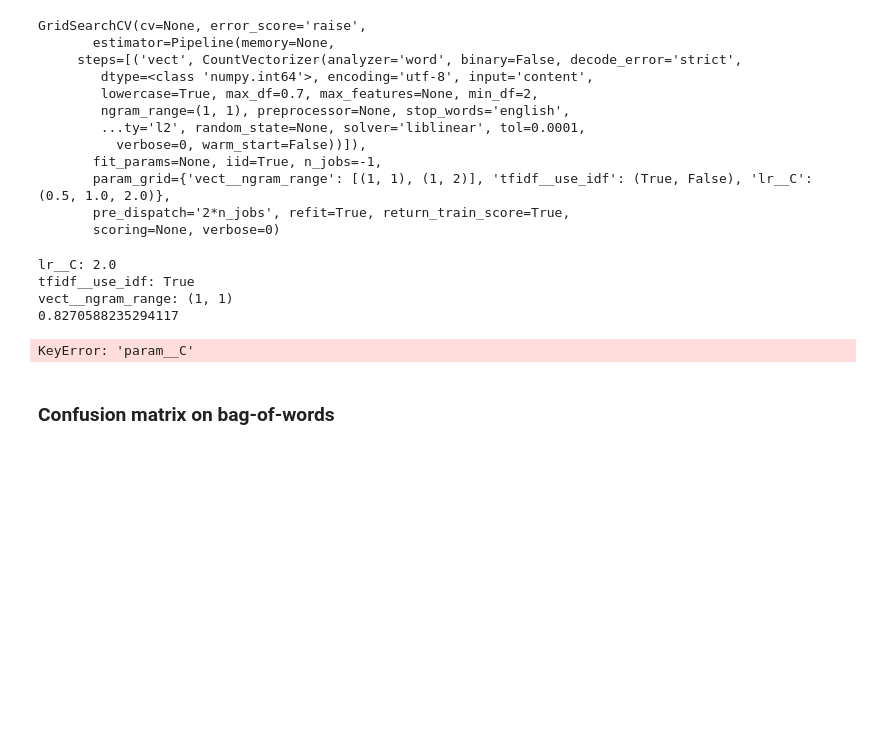
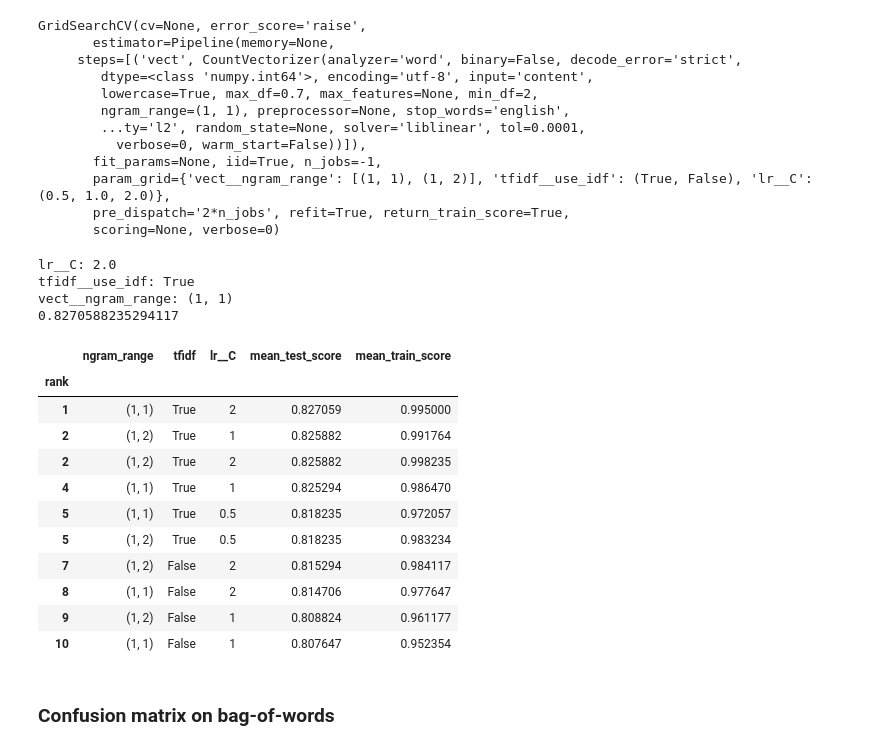
Before and after one commit to GregoirePacreau/SMLProj, a Jupyter notebook: WIP.ipynb, the cells around one changed output. Saved outputs shown, nothing was run; the diff lists cells and outputs as text; code cells hidden in the pictures; blank space fills up the shorter version.

```diff
--- a/WIP.ipynb
+++ b/WIP.ipynb
@@ -107,24 +107,35 @@ GridSearchCV(cv=None, error_score='raise',
 # %%
 # Getting the best scores
 for param_name in sorted(parameters.keys()):
     print("%s: %r" % (param_name, gs_clf.best_params_[param_name]))
 
 print(gs_clf.best_score_)
 
 df = pd.DataFrame({'rank':gs_clf.cv_results_['rank_test_score'],
                   'ngram_range':gs_clf.cv_results_['param_vect__ngram_range'],
                   'tfidf':gs_clf.cv_results_['param_tfidf__use_idf'],
-                  'lr__C':gs_clf.cv_results_['param__C'],
+                  'lr__C':gs_clf.cv_results_['param_lr__C'],
                   'mean_test_score':gs_clf.cv_results_['mean_test_score'],
                   'mean_train_score':gs_clf.cv_results_['mean_train_score']}).set_index('rank')
 
 df.sort_values('rank',ascending=True).head(10)
 # %% [output]
 lr__C: 2.0
 tfidf__use_idf: True
 vect__ngram_range: (1, 1)
 0.8270588235294117
-KeyError: 'param__C'
+|  | ngram_range | tfidf | lr__C | mean_test_score | mean_train_score |
+| rank |  |  |  |  |  |
+| 1 | (1, 1) | True | 2 | 0.827059 | 0.995000 |
+| 2 | (1, 2) | True | 1 | 0.825882 | 0.991764 |
+| 2 | (1, 2) | True | 2 | 0.825882 | 0.998235 |
+| 4 | (1, 1) | True | 1 | 0.825294 | 0.986470 |
+| 5 | (1, 1) | True | 0.5 | 0.818235 | 0.972057 |
+| 5 | (1, 2) | True | 0.5 | 0.818235 | 0.983234 |
+| 7 | (1, 2) | False | 2 | 0.815294 | 0.984117 |
+| 8 | (1, 1) | False | 2 | 0.814706 | 0.977647 |
+| 9 | (1, 2) | False | 1 | 0.808824 | 0.961177 |
+| 10 | (1, 1) | False | 1 | 0.807647 | 0.952354 |
 # %% [markdown]
 ### Confusion matrix on bag-of-words
 # %%
```
Also changed, not shown: parts of 2 cells of this notebook.
